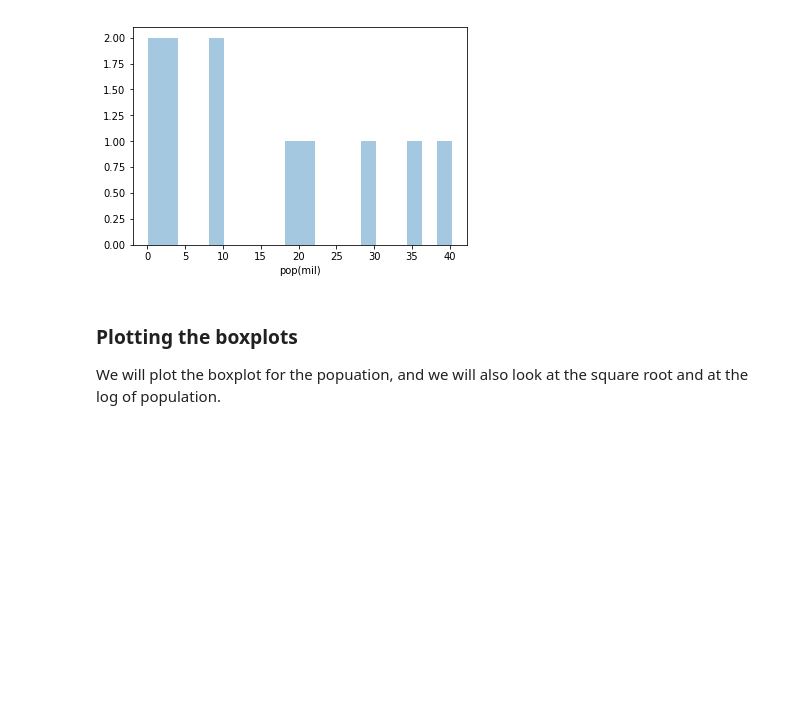
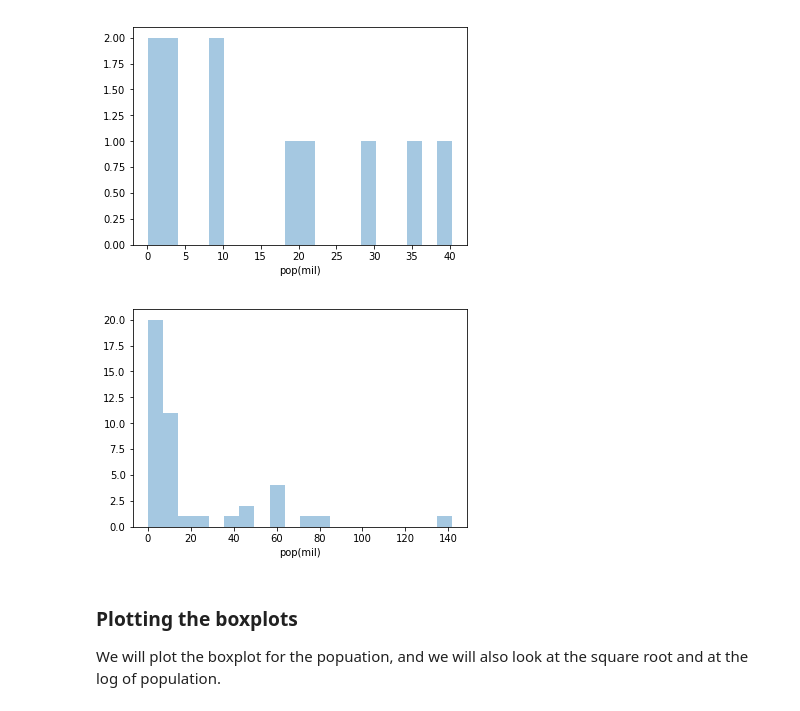
Before and after one commit to terezaif/workshops_data_exploration, a Jupyter notebook: notebooks/Data_summaries.ipynb, the cells around one changed output. Cells and saved outputs as stored; diff of their text form; code cells hidden in the pictures; blank space fills up the shorter version.

```diff
--- a/notebooks/Data_summaries.ipynb
+++ b/notebooks/Data_summaries.ipynb
@@ -33,6 +48,10 @@ The 5 number summary consists of the extremes (min and max), quartiles and media
 sns.distplot(df['pop(mil)'],bins=20, kde=False);
 # %% [output]
 [figure]
+# %%
+sns.distplot(df2['pop(mil)'],bins=20, kde=False);
+# %% [output]
+[figure, added]
 # %% [markdown]
 ### Plotting the boxplots
 
```
Also changed, not shown: parts of 11 cells of this notebook, 2 other files.
